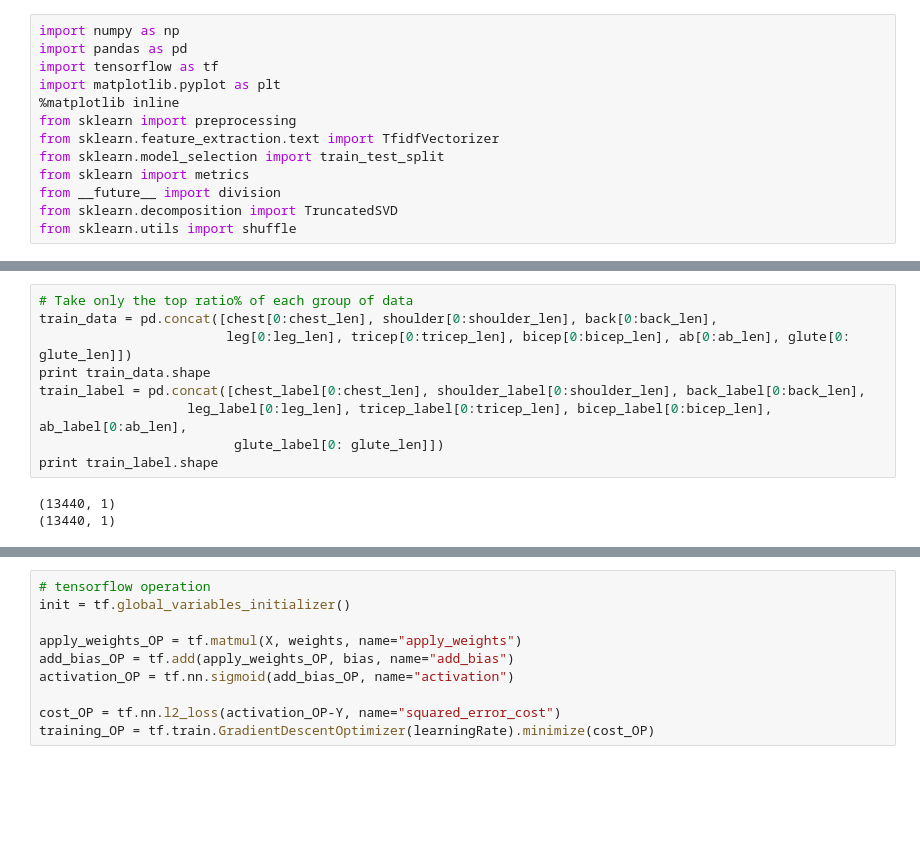
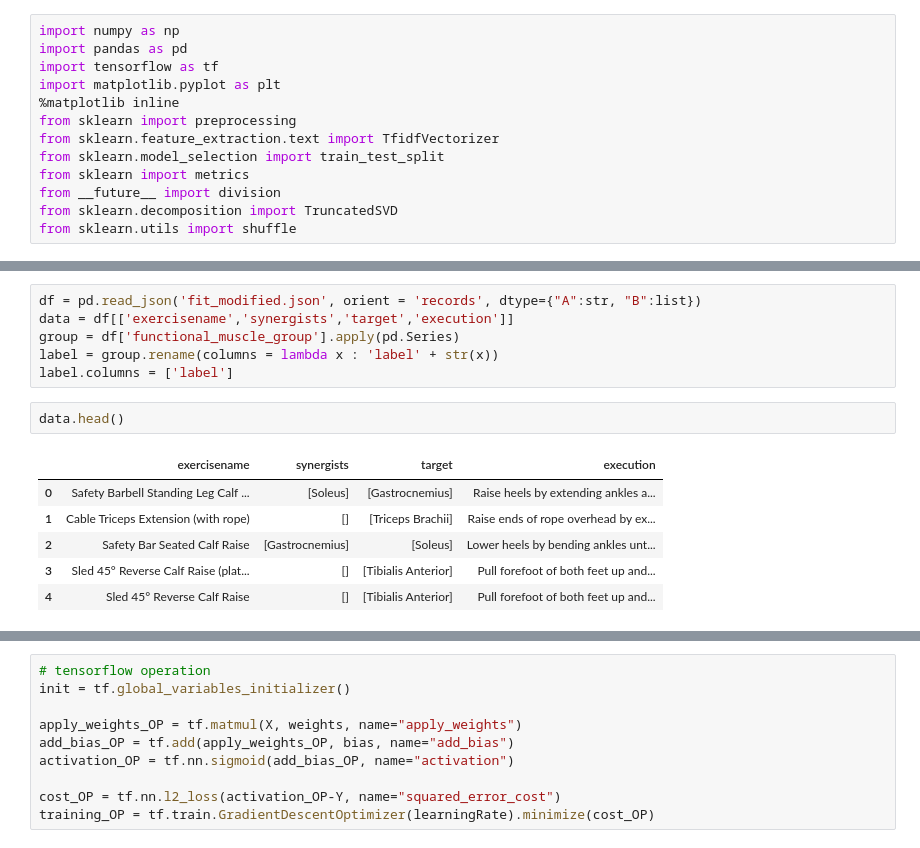
Before and after one commit to tappinganalytics/NLP, a Jupyter notebook: tensorflow.ipynb, the cells around one changed output, grey strips where cells are left out. Drawn from its saved outputs; the diff is of its cells as text; blank space fills up the shorter version.

```diff
--- a/tensorflow.ipynb
+++ b/tensorflow.ipynb
@@ -60,12 +14,15 @@ glute_len = int(glute.shape[0]*ratio)
-# %%
-# Take only the top ratio% of each group of data
-train_data = pd.concat([chest[0:chest_len], shoulder[0:shoulder_len], back[0:back_len],
-                        leg[0:leg_len], tricep[0:tricep_len], bicep[0:bicep_len], ab[0:ab_len], glute[0: glute_len]])
-print train_data.shape
-train_label = pd.concat([chest_label[0:chest_len], shoulder_label[0:shoulder_len], back_label[0:back_len],
-                   leg_label[0:leg_len], tricep_label[0:tricep_len], bicep_label[0:bicep_len], ab_label[0:ab_len],
-                         glute_label[0: glute_len]])
-print train_label.shape
-# %% [output]
-(13440, 1)
-(13440, 1)
+# %%
+df = pd.read_json('fit_modified.json', orient = 'records', dtype={"A":str, "B":list})
+data = df[['exercisename','synergists','target','execution']]
+group = df['functional_muscle_group'].apply(pd.Series)
+label = group.rename(columns = lambda x : 'label' + str(x))
+label.columns = ['label']
+# %%
+data.head()
+# %% [output]
+|  | exercisename | synergists | target | execution |
+| 0 | Safety Barbell Standing Leg Calf ... | [Soleus] | [Gastrocnemius] | Raise heels by extending ankles a... |
+| 1 | Cable Triceps Extension (with rope) | [] | [Triceps Brachii] | Raise ends of rope overhead by ex... |
+| 2 | Safety Bar Seated Calf Raise | [Gastrocnemius] | [Soleus] | Lower heels by bending ankles unt... |
+| 3 | Sled 45° Reverse Calf Raise (plat... | [] | [Tibialis Anterior] | Pull forefoot of both feet up and... |
+| 4 | Sled 45° Reverse Calf Raise | [] | [Tibialis Anterior] | Pull forefoot of both feet up and... |
```
Also changed, not shown: parts of 15 cells of this notebook.
